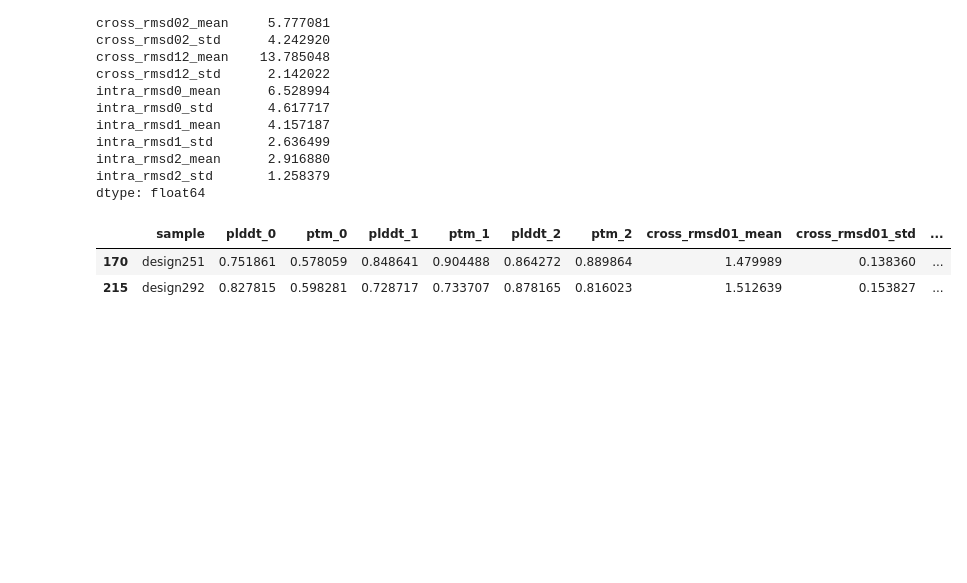
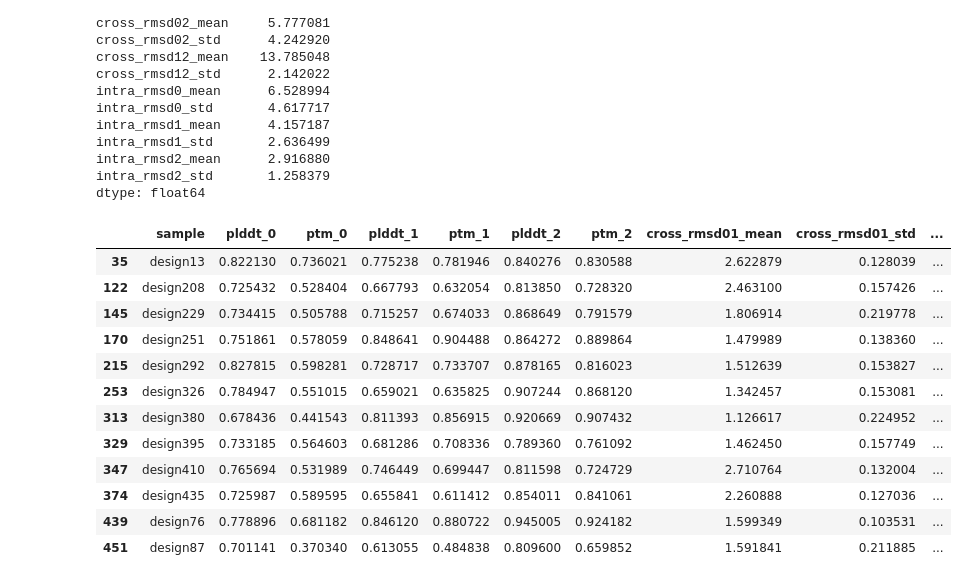
Before and after one commit to aparsanMIT/MotifCraft-AA, a Jupyter notebook: eval_hem.ipynb, the cells around one changed output. Saved outputs shown, nothing was run; the diff lists cells and outputs as text; code cells hidden in the pictures; blank space fills up the shorter version.

```diff
--- a/eval_hem.ipynb
+++ b/eval_hem.ipynb
@@ -63,6 +238,6 @@ df[(df.state1_target_iptm_mean > 0.6) & (df.state0_target_iptm_mean < 0.6) & (df
 # %%
 import pandas as pd
-df = pd.read_csv('out/oqo_ca/results.csv')
+df = pd.read_csv('/data/cb/scratch/share/mihirb/oqo_ca/results.csv')
 df.mean(numeric_only=True)
 # %% [output]
 plddt_0               0.686698
@@ -85,17 +260,27 @@ intra_rmsd2_mean      2.916880
 intra_rmsd2_std       1.258379
 dtype: float64
 # %%
-a = 0.75
-b = 1.25
+a = 1
+b = 1
 df[
     (df.intra_rmsd0_mean < a) & \
     (df.intra_rmsd1_mean < a) & \
     (df.intra_rmsd2_mean < a) & \
     (df.cross_rmsd01_mean > b) & \
     (df.cross_rmsd12_mean > b) & \
     (df.cross_rmsd02_mean > b)
 ]
 # %% [output]
 |  | sample | plddt_0 | ptm_0 | plddt_1 | ptm_1 | plddt_2 | ptm_2 | cross_rmsd01_mean | cross_rmsd01_std | ... |
+| 35 | design13 | 0.822130 | 0.736021 | 0.775238 | 0.781946 | 0.840276 | 0.830588 | 2.622879 | 0.128039 | ... |
+| 122 | design208 | 0.725432 | 0.528404 | 0.667793 | 0.632054 | 0.813850 | 0.728320 | 2.463100 | 0.157426 | ... |
+| 145 | design229 | 0.734415 | 0.505788 | 0.715257 | 0.674033 | 0.868649 | 0.791579 | 1.806914 | 0.219778 | ... |
 | 170 | design251 | 0.751861 | 0.578059 | 0.848641 | 0.904488 | 0.864272 | 0.889864 | 1.479989 | 0.138360 | ... |
 | 215 | design292 | 0.827815 | 0.598281 | 0.728717 | 0.733707 | 0.878165 | 0.816023 | 1.512639 | 0.153827 | ... |
+| 253 | design326 | 0.784947 | 0.551015 | 0.659021 | 0.635825 | 0.907244 | 0.868120 | 1.342457 | 0.153081 | ... |
+| 313 | design380 | 0.678436 | 0.441543 | 0.811393 | 0.856915 | 0.920669 | 0.907432 | 1.126617 | 0.224952 | ... |
+| 329 | design395 | 0.733185 | 0.564603 | 0.681286 | 0.708336 | 0.789360 | 0.761092 | 1.462450 | 0.157749 | ... |
+| 347 | design410 | 0.765694 | 0.531989 | 0.746449 | 0.699447 | 0.811598 | 0.724729 | 2.710764 | 0.132004 | ... |
+| 374 | design435 | 0.725987 | 0.589595 | 0.655841 | 0.611412 | 0.854011 | 0.841061 | 2.260888 | 0.127036 | ... |
+| 439 | design76 | 0.778896 | 0.681182 | 0.846120 | 0.880722 | 0.945005 | 0.924182 | 1.599349 | 0.103531 | ... |
+| 451 | design87 | 0.701141 | 0.370340 | 0.613055 | 0.484838 | 0.809600 | 0.659852 | 1.591841 | 0.211885 | ... |
```
Also changed, not shown: parts of 8 cells of this notebook, 1 other file.
